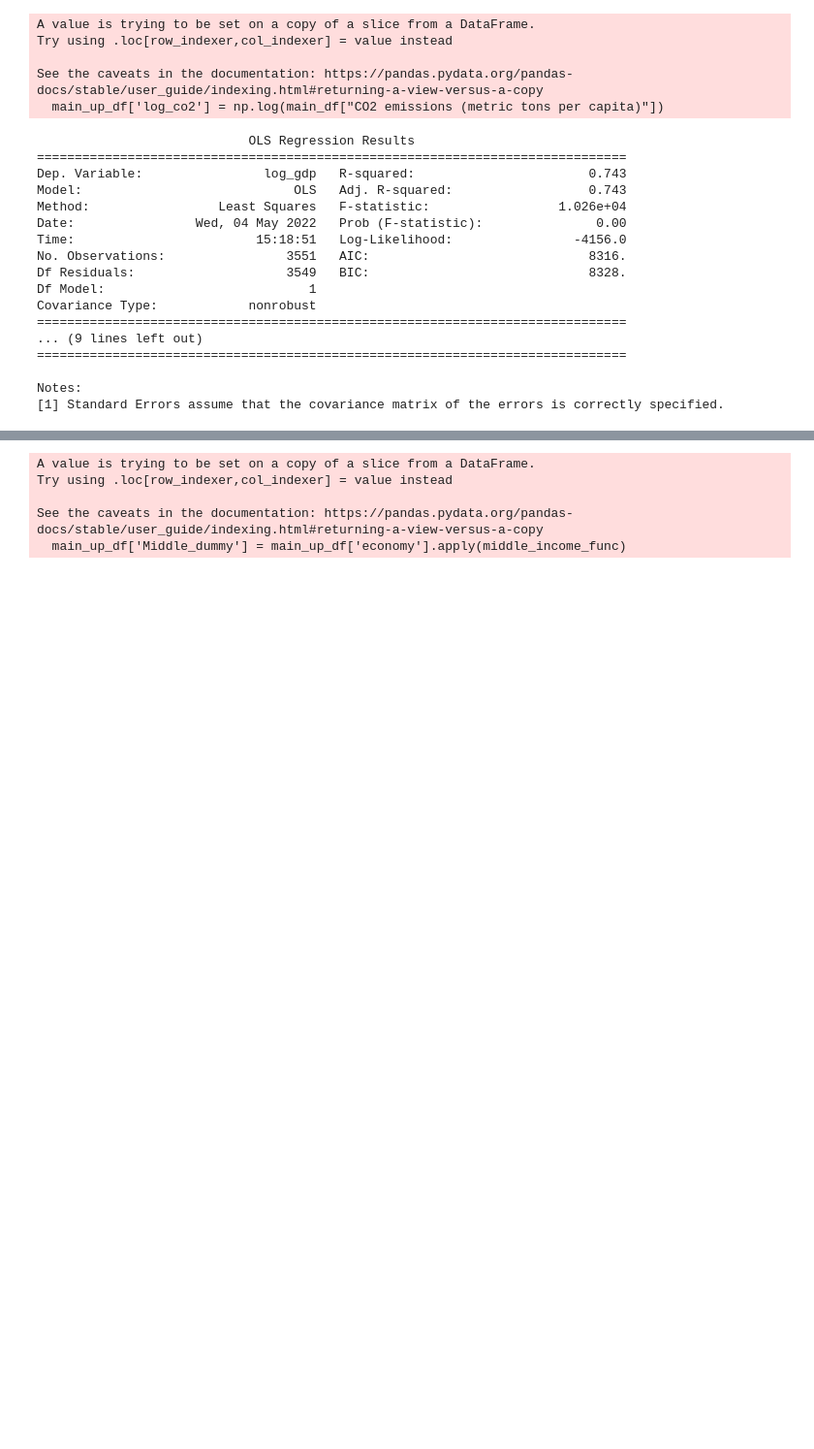
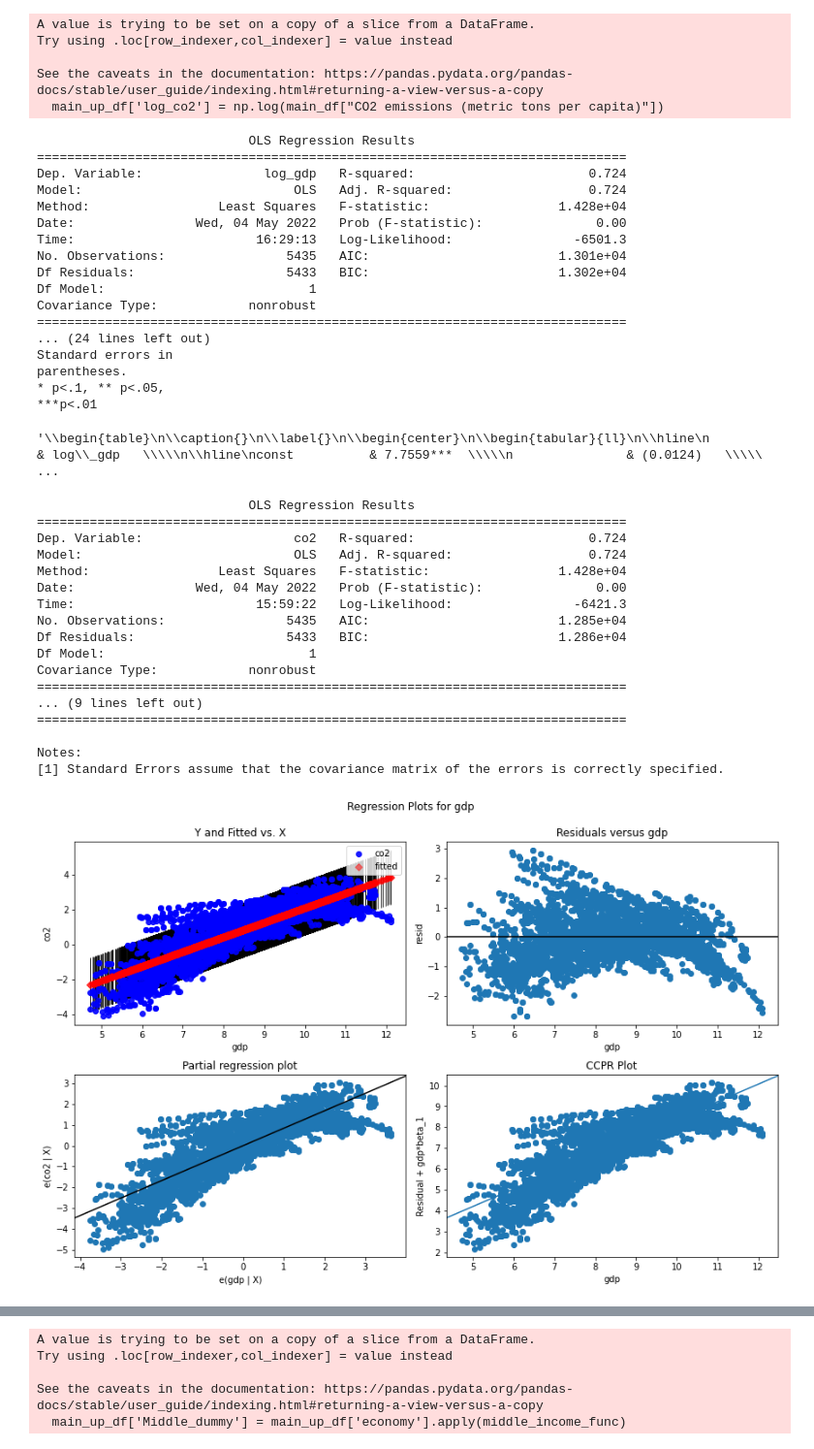
Before and after one commit to CS521-Burstein/final-project-anjaliagr, a Jupyter notebook: Data analysis.ipynb, the cells around one changed output, grey strips where cells are left out. Shown: that part at 97% size. Drawn from its saved outputs; the diff is of its cells as text; code cells hidden in the pictures; blank space fills up the shorter version.

```diff
--- a/Data analysis.ipynb
+++ b/Data analysis.ipynb
@@ -149,24 +153,59 @@ predictions2 = model2.predict(co2)
 
 print_model_2 = model2.summary()
 print(print_model_2)
+
+dfoutput = summary_col([model2],stars=True)
+print(dfoutput)
+
+dfoutput.as_latex()
 # %% [output]
                             OLS Regression Results
 ==============================================================================
-Dep. Variable:                log_gdp   R-squared:                       0.743
-Model:                            OLS   Adj. R-squared:                  0.743
-Method:                 Least Squares   F-statistic:                 1.026e+04
+Dep. Variable:                log_gdp   R-squared:                       0.724
+Model:                            OLS   Adj. R-squared:                  0.724
+Method:                 Least Squares   F-statistic:                 1.428e+04
 Date:                Wed, 04 May 2022   Prob (F-statistic):               0.00
-Time:                        15:18:51   Log-Likelihood:                -4156.0
-No. Observations:                3551   AIC:                             8316.
-Df Residuals:                    3549   BIC:                             8328.
+Time:                        16:29:13   Log-Likelihood:                -6501.3
+No. Observations:                5435   AIC:                         1.301e+04
+Df Residuals:                    5433   BIC:                         1.302e+04
 Df Model:                           1
 Covariance Type:            nonrobust
 ==============================================================================
-... (9 lines left out)
-==============================================================================
-
-Notes:
-[1] Standard Errors assume that the covariance matrix of the errors is correctly specified.
+... (24 lines left out)
+Standard errors in
+parentheses.
+* p<.1, ** p<.05,
+***p<.01
+'\\begin{table}\n\\caption{}\n\\label{}\n\\begin{center}\n\\begin{tabular}{ll}\n\\hline\n               & log\\_gdp   \\\\\n\\hline\nconst          & 7.7559***  \\\\\n               & (0.0124)   \\\\\ ...
+# %%
+co2 = main_up_df["log_co2"].to_numpy().reshape(5435,1)
+gdp = main_up_df["log_gdp"].to_numpy().reshape(5435,1)
+model = ols('co2 ~ gdp', data=main_up_df).fit()
+
+print(model.summary())
+
+fig = plt.figure(figsize=(12,8))
+
+fig = sm.graphics.plot_regress_exog(model, 'gdp', fig=fig)
+# %% [output]
+                            OLS Regression Results
+==============================================================================
+Dep. Variable:                    co2   R-squared:                       0.724
+Model:                            OLS   Adj. R-squared:                  0.724
+Method:                 Least Squares   F-statistic:                 1.428e+04
+Date:                Wed, 04 May 2022   Prob (F-statistic):               0.00
+Time:                        15:59:22   Log-Likelihood:                -6421.3
+No. Observations:                5435   AIC:                         1.285e+04
+Df Residuals:                    5433   BIC:                         1.286e+04
+Df Model:                           1
+Covariance Type:            nonrobust
+==============================================================================
+... (9 lines left out)
+==============================================================================
+
+Notes:
+[1] Standard Errors assume that the covariance matrix of the errors is correctly specified.
+[figure, added]
 # %%
 main_up_df.describe() #summary statistics
 # %% [output]
```
Also changed, not shown: parts of 22 cells of this notebook, 2 other files.
